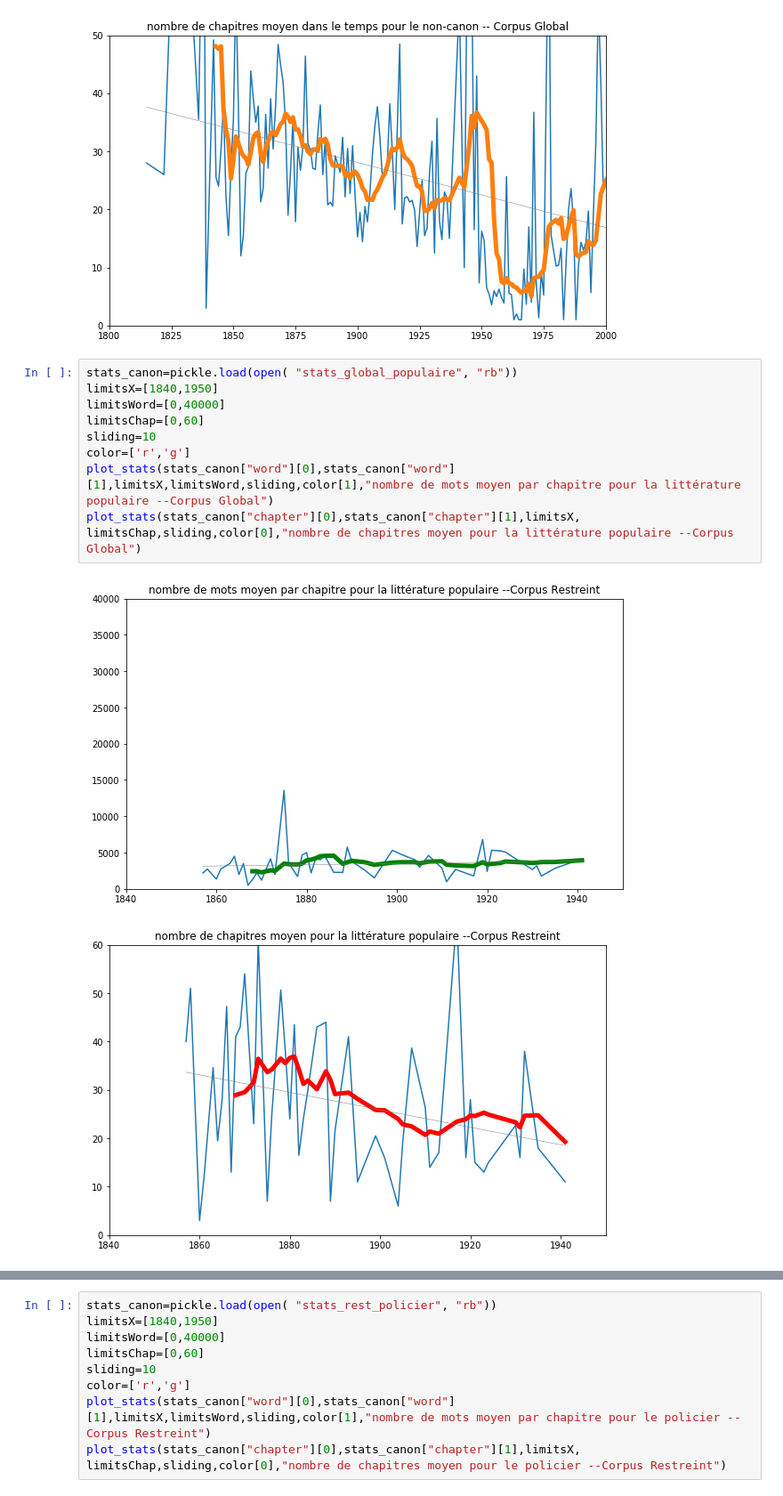
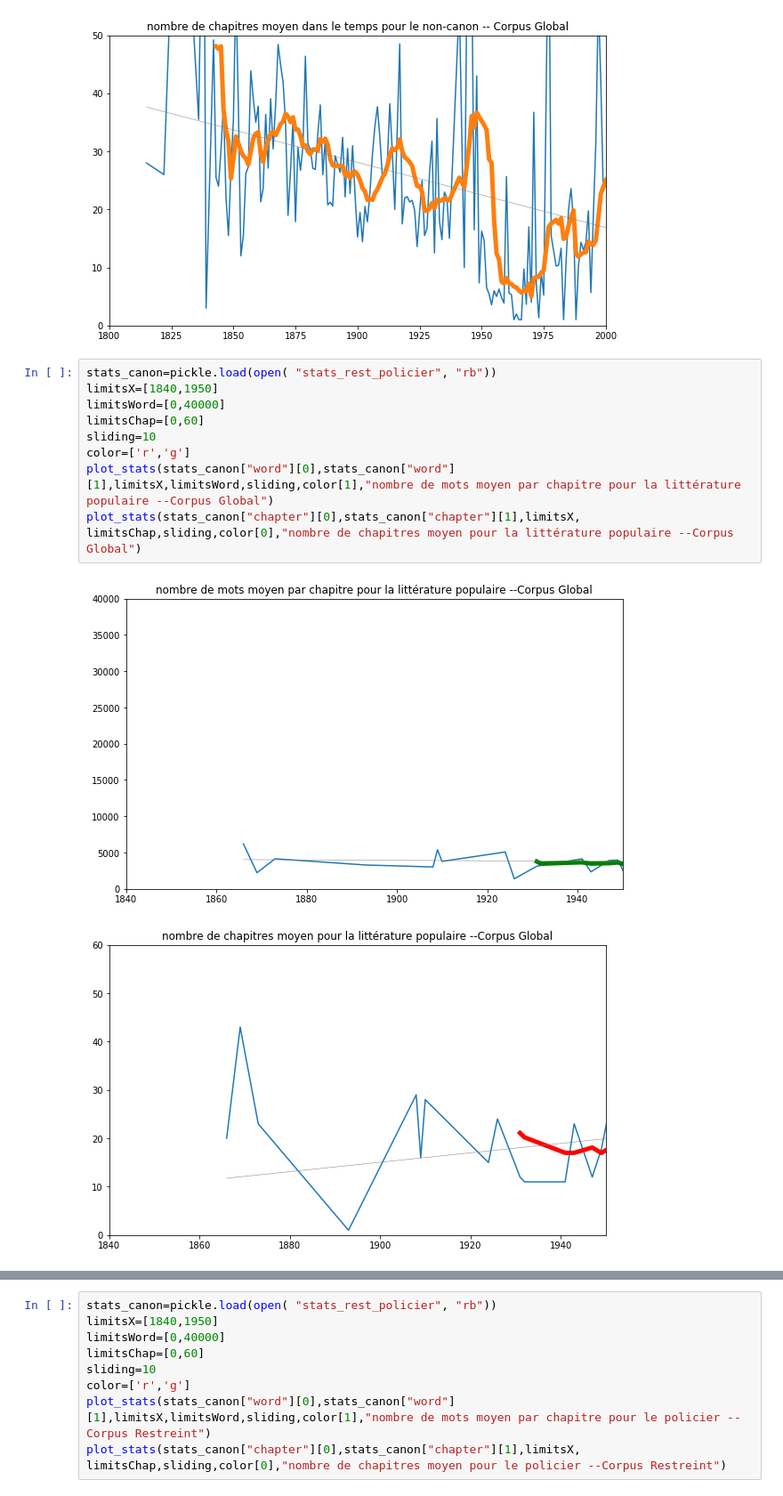
Before and after one commit to ANRChapitres/courbes, a Jupyter notebook: basic_quantification.ipynb, the cells around one changed output, grey strips where cells are left out. Shown at 89% size. Drawn from its saved outputs; the diff is of its cells as text.

```diff
--- a/basic_quantification.ipynb
+++ b/basic_quantification.ipynb
@@ -390,17 +457,17 @@ plot_stats(stats_canon["chapter"][0],stats_canon["chapter"][1],limitsX,limitsCha
 [figure]
 [figure]
 # %%
-stats_canon=pickle.load(open( "stats_global_populaire", "rb"))
+stats_canon=pickle.load(open( "stats_rest_policier", "rb"))
 limitsX=[1840,1950]
 limitsWord=[0,40000]
 limitsChap=[0,60]
 sliding=10
 color=['r','g']
 plot_stats(stats_canon["word"][0],stats_canon["word"][1],limitsX,limitsWord,sliding,color[1],"nombre de mots moyen par chapitre pour la littérature populaire --Corpus Global")
 plot_stats(stats_canon["chapter"][0],stats_canon["chapter"][1],limitsX, limitsChap,sliding,color[0],"nombre de chapitres moyen pour la littérature populaire --Corpus Global")
 # %% [output]
-[figure, old version]
+[figure, new version]
-[figure, old version]
+[figure, new version]
 # %%
 stats_global=pickle.load(open( "stats_rest", "rb"))
 limitsX=[1840,1950]
```
Also changed, not shown: parts of 26 cells of this notebook, 5 other files.
